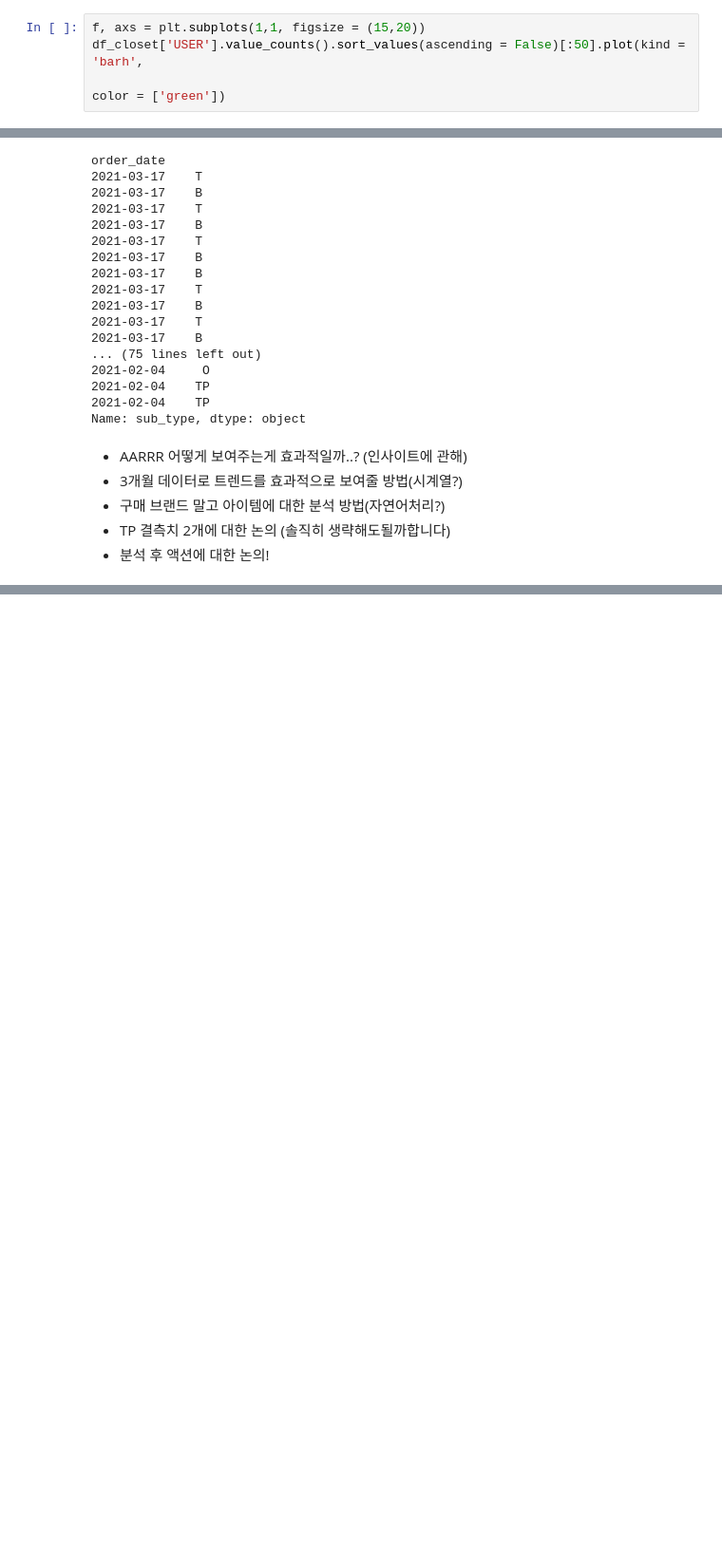
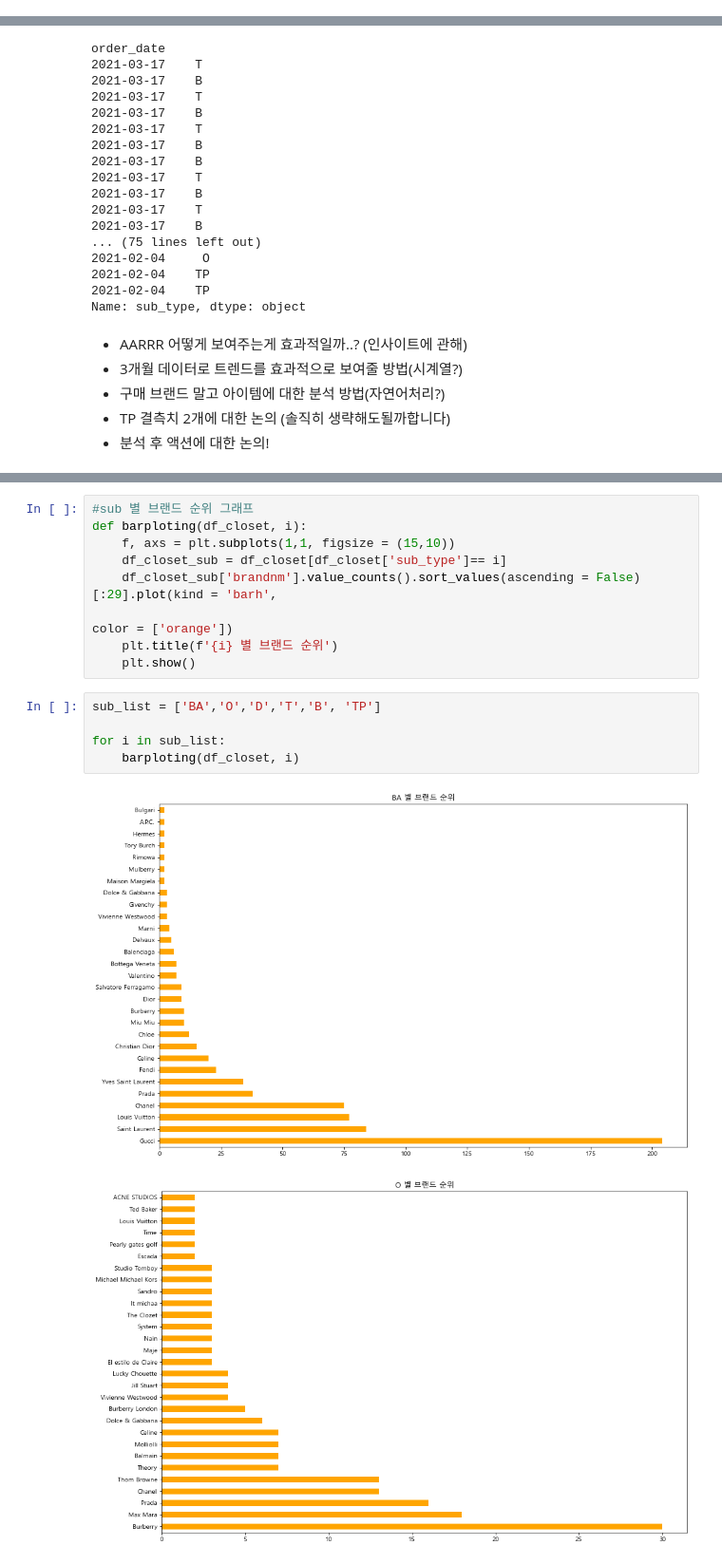
Before and after one commit to ilikeinow12/team2_wanted_onboarding, a Jupyter notebook: P3_오병훈/클로젯셰어_EDA.ipynb, the cells around one changed output, grey strips where cells are left out. Shown at 95% size. Drawn from its saved outputs; the diff is of its cells as text; blank space fills up the shorter version.

```diff
--- a/P3_오병훈/클로젯셰어_EDA.ipynb
+++ b/P3_오병훈/클로젯셰어_EDA.ipynb
@@ -561,7 +589,3 @@ a1144535     4
 a1139028     4
 Name: USER, dtype: int64
 1234
-# %%
-f, axs = plt.subplots(1,1, figsize = (15,20))
-df_closet['USER'].value_counts().sort_values(ascending = False)[:50].plot(kind = 'barh',
-                                                                            color = ['green'])
@@ -607,0 +676,17 @@ Name: sub_type, dtype: object
+# %%
+#sub 별 브랜드 순위 그래프
+def barploting(df_closet, i):
+    f, axs = plt.subplots(1,1, figsize = (15,10))
+    df_closet_sub = df_closet[df_closet['sub_type']== i]
+    df_closet_sub['brandnm'].value_counts().sort_values(ascending = False)[:29].plot(kind = 'barh',
+                                                                            color = ['orange'])
+    plt.title(f'{i} 별 브랜드 순위')
+    plt.show()
+# %%
+sub_list = ['BA','O','D','T','B', 'TP']
+
+for i in sub_list:
+    barploting(df_closet, i)
+# %% [output]
+[figure, added]
+[figure, added]
```
Also changed, not shown: parts of 27 cells of this notebook.
